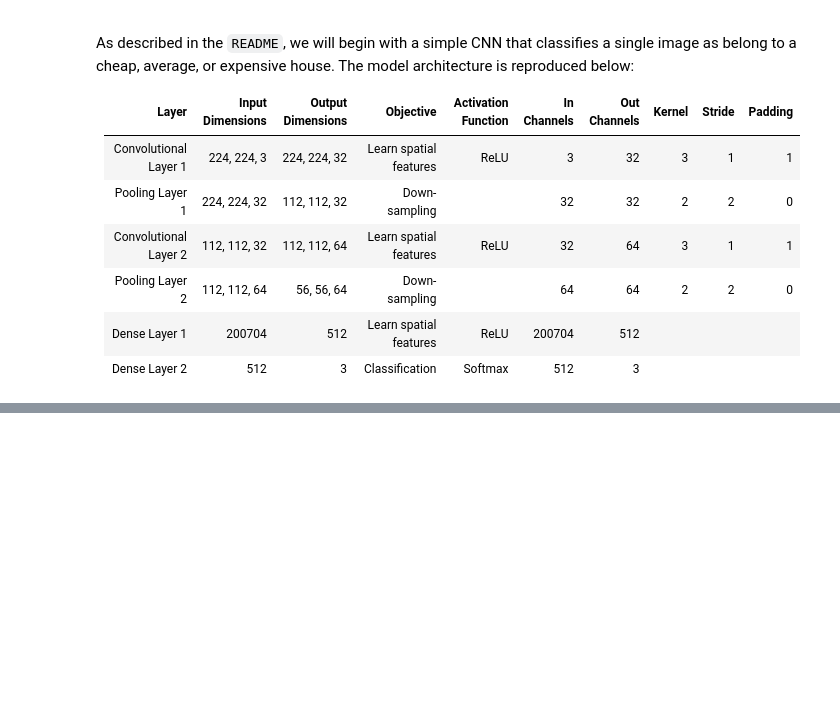
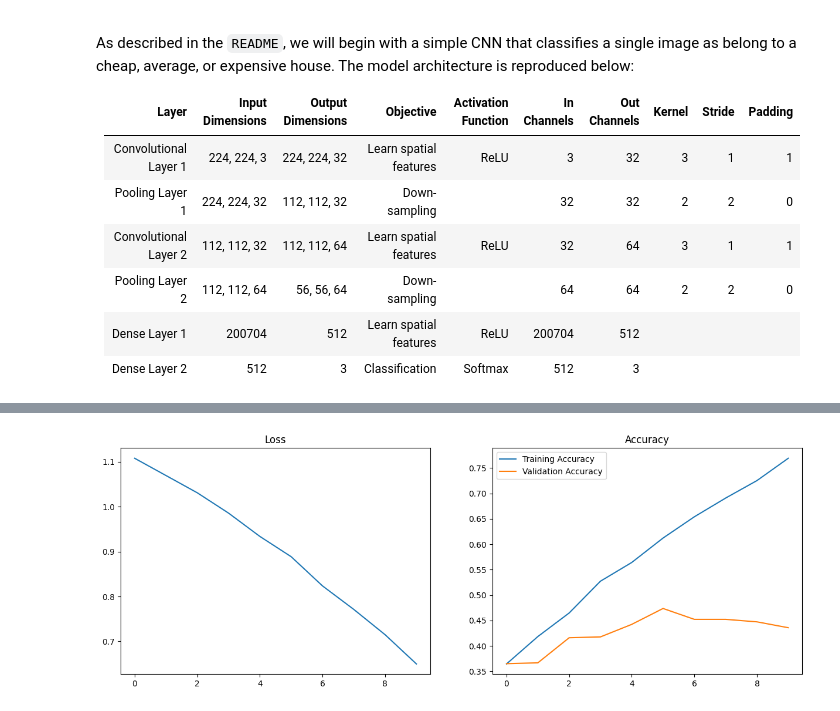
Before and after one commit to Tcintra/Zillow-ViT, a Jupyter notebook: cnn.ipynb, the cells around one changed output, grey strips where cells are left out. Saved outputs shown, nothing was run; the diff lists cells and outputs as text; code cells hidden in the pictures; blank space fills up the shorter version.

```diff
--- a/cnn.ipynb
+++ b/cnn.ipynb
@@ -71,12 +72,14 @@ val_loader = DataLoader(val_subset, batch_size=4, shuffle=True, num_workers=0)
 # %%
 model = SimpleCNN()
 criterion = nn.CrossEntropyLoss()
-optimizer = optim.Adam(model.parameters(), lr=1e-3, weight_decay=1e-4)  # TODO try a higher weight decay
-
-# TODO apply learning rate decay
-
+optimizer = optim.Adam(model.parameters(), lr=1e-5, weight_decay=1e-4)  # TODO try a higher weight decay
+# scheduler = StepLR(optimizer, step_size=30, gamma=0.1)
 
 def train_model(model, train_loader, val_loader, criterion, optimizer, num_epochs=10):
+    losses = []
+    train_accuracies = []
+    val_accuracies = []
+
     for epoch in range(num_epochs):
         # Run a training epoch
         model.train()
@@ -115,9 +118,14 @@ def train_model(model, train_loader, val_loader, criterion, optimizer, num_epoch
             f"Validation Accuracy: {running_validation_accuracy/len(val_loader):.2f}"
         )
 
+        losses.append(running_loss/len(train_loader))
+        train_accuracies.append(running_training_accuracy/len(train_loader))
+        val_accuracies.append(running_validation_accuracy/len(val_loader))
+
+    return losses, train_accuracies, val_accuracies
 
 # TODO make this work on a GPU and use Google colab?
 
 # Example training call (assuming train_loader is defined)
-train_model(model, train_loader, val_loader, criterion, optimizer)
+losses, train_accuracies, val_accuracies = train_model(model, train_loader, val_loader, criterion, optimizer)
 # %% [output]
@@ -132,3 +142,15 @@ train_model(model, train_loader, val_loader, criterion, optimizer)
+# %%
+import matplotlib.pyplot as plt
+f, ax = plt.subplots(1, 2, figsize=(15, 5))
+ax[0].plot(losses)
+ax[0].set_title("Loss")
+ax[1].plot(train_accuracies, label="Training Accuracy")
+ax[1].plot(val_accuracies, label="Validation Accuracy")
+ax[1].set_title("Accuracy")
+ax[1].legend()
+plt.show()
+# %% [output]
+[figure, added]
 # %% [markdown]
 # Overfitting
 
```
Also changed, not shown: parts of 15 cells of this notebook.
